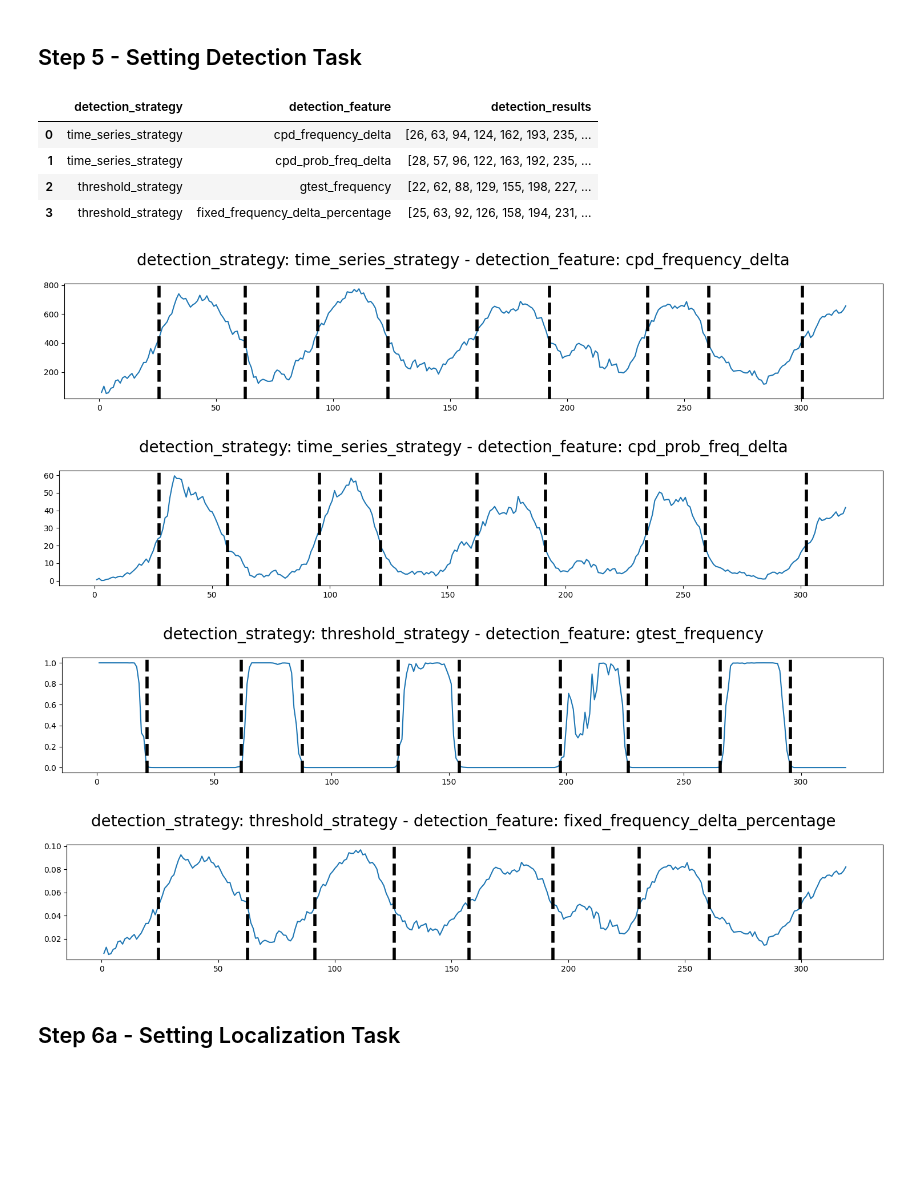
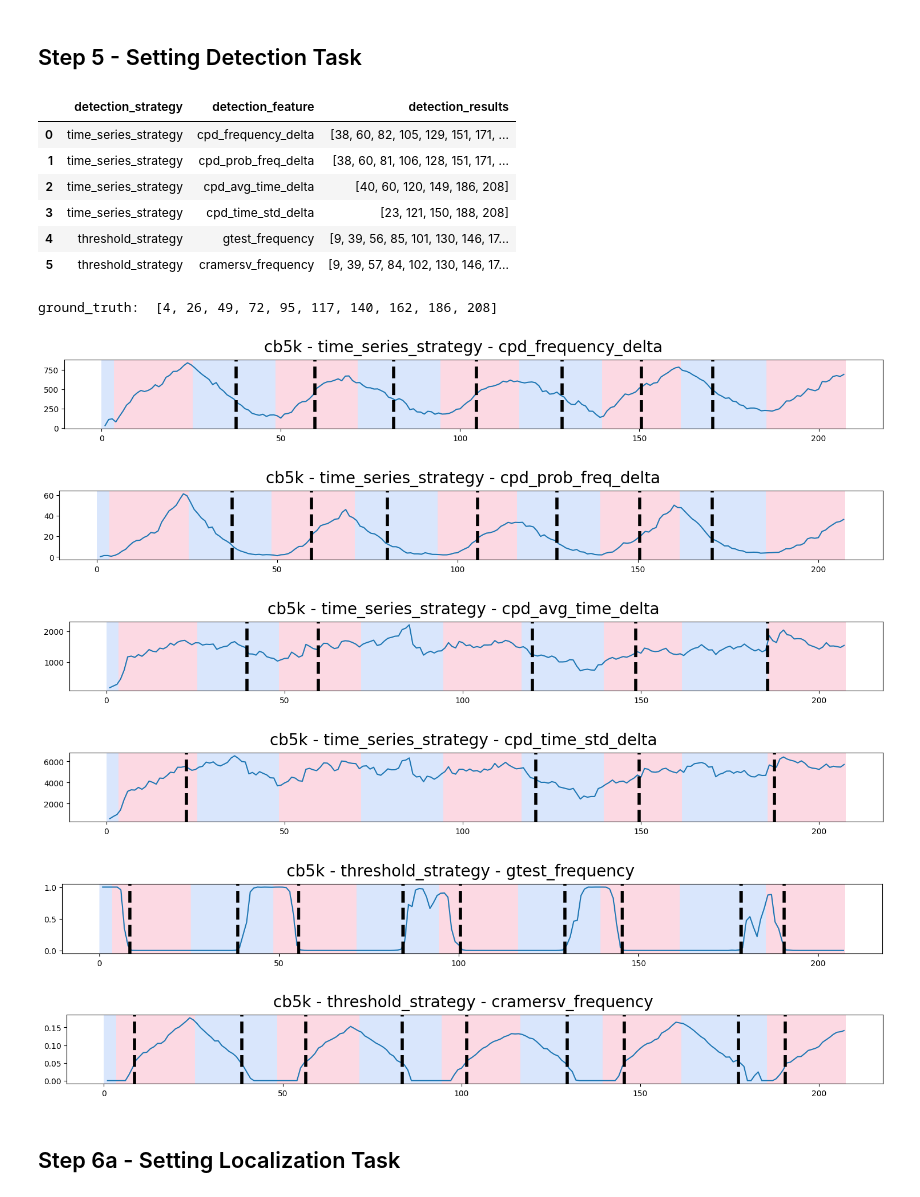
Before and after one commit to AC-Meira/Transition_Matrix_Process_Drift, a Jupyter notebook: Demonstration - Business Process Drift - (Maaradji - Fast).ipynb, the cells around one changed output. Saved outputs shown, nothing was run; the diff lists cells and outputs as text; code cells hidden in the pictures; blank space fills up the shorter version.

```diff
--- a/Demonstration - Business Process Drift - (Maaradji - Fast).ipynb
+++ b/Demonstration - Business Process Drift - (Maaradji - Fast).ipynb
@@ -164,8 +172,8 @@ dict(list(TMPD_instance.get_windowing_strategy().items())[:15])
 # %%
 # Setting the Transition Matrix (TM) process representation
 TMPD_instance.set_process_representation(threshold_anomaly=0
-                                    , control_flow_features=['frequency', 'probability', 'causality', 'parallel', 'choice']
-                                    , time_features={'average_time':'timestamp', 'time_std':'timestamp'}
+                                    , control_flow_features={'frequency', 'probability', 'causality', 'parallel'}
+                                    , time_features={'avg_time':'timestamp', 'time_std':'timestamp'}
                                     , resource_features={}
                                     , data_features={})
 
@@ -201,8 +209,12 @@ change_features_strategy_dict = {
         {
             'frequency_delta' : {'process_feature':'frequency', 'method':'aggregation', 'agg_function' : 'sum'}
             , 'probability_delta' : {'process_feature':'probability', 'method':'aggregation', 'agg_function' : 'sum'}
+            # , 'causality_delta' : {'process_feature':'causality', 'method':'aggregation', 'agg_function' : 'sum'}
+            # , 'parallel_delta' : {'process_feature':'parallel', 'method':'aggregation', 'agg_function' : 'sum'}
             , 'frequency_delta_percentage' : {'process_feature':'frequency', 'method':'percentage'}
             , 'prob_freq_delta_weight' : {'process_feature':'probability', 'method':'aggregation_weight', 'agg_function' : 'sum', 'weight_feature' : 'frequency'}
+            , 'avg_time_delta' : {'process_feature':'avg_time', 'method':'aggregation', 'agg_function' : 'sum'}
+            , 'time_std_delta' : {'process_feature':'time_std', 'method':'aggregation', 'agg_function' : 'sum'}
         }
     , 'statistic_test_strategy' :
         {
@@ -243,13 +255,18 @@ TMPD_instance.get_change_representation().head(15)
 detection_task_strategy_dict = {
     'time_series_strategy':
     {
-        'cpd_frequency_delta' : {'change_features':['frequency_delta'], 'method':'cpd_pelt', 'model' : 'rbf', 'cost' : 'rpt.costs.CostRbf()', 'min_size' : '1', 'jump' : '1', 'smooth' : '3'}
-        , 'cpd_prob_freq_delta' : {'change_features':['prob_freq_delta_weight'], 'method':'cpd_pelt', 'model' : 'rbf', 'cost' : 'rpt.costs.CostRbf()', 'min_size' : '1', 'jump' : '1', 'smooth' : '3'}
+        'cpd_frequency_delta' : {'change_features':['frequency_delta'], 'method':'cpd_pelt', 'smooth' : '3'} #, 'model' : 'rbf', 'cost' : 'rpt.costs.CostRbf()', 'min_size' : '1', 'jump' : '1'
+        , 'cpd_prob_freq_delta' : {'change_features':['prob_freq_delta_weight'], 'method':'cpd_pelt', 'smooth' : '3'} #, 'model' : 'rbf', 'cost' : 'rpt.costs.CostRbf()', 'min_size' : '1', 'jump' : '1'
+        # , 'cpd_prob_causality_delta' : {'change_features':['causality_delta'], 'method':'cpd_pelt', 'smooth' : '3'} #, 'model' : 'rbf', 'cost' : 'rpt.costs.CostRbf()', 'min_size' : '1', 'jump' : '1'
+        # , 'cpd_prob_parallel_delta' : {'change_features':['parallel_delta'], 'method':'cpd_pelt', 'smooth' : '3'} #, 'model' : 'rbf', 'cost' : 'rpt.costs.CostRbf()', 'min_size' : '1', 'jump' : '1'
+        , 'cpd_avg_time_delta' : {'change_features':['avg_time_delta'], 'method':'cpd_pelt', 'smooth' : '3'} #, 'model' : 'rbf', 'cost' : 'rpt.costs.CostRbf()', 'min_size' : '1', 'jump' : '1'
+        , 'cpd_time_std_delta' : {'change_features':['time_std_delta'], 'method':'cpd_pelt', 'smooth' : '3'} #, 'model' : 'rbf', 'cost' : 'rpt.costs.CostRbf()', 'min_size' : '1', 'jump' : '1'
     }
     , 'threshold_strategy' :
     {
         'gtest_frequency' : {'change_features':['frequency_gtest_pvalue'], 'method':'comparison_operator', 'operator' : 'le', 'threshold_value' : '0.025', 'smooth' : '3'}
-        , 'fixed_frequency_delta_percentage' : {'change_features':['frequency_delta_percentage'], 'method':'comparison_operator', 'operator' : 'ge', 'threshold_value' : '0.05', 'smooth' : '3'}
+        , 'cramersv_frequency' : {'change_features':['frequency_cramersv'], 'method':'comparison_operator', 'operator' : 'ge', 'threshold_value' : '0.05', 'smooth' : '3'}
+        # , 'fixed_frequency_delta_percentage' : {'change_features':['frequency_delta_percentage'], 'method':'comparison_operator', 'operator' : 'ge', 'threshold_value' : '0.05', 'smooth' : '3'}
     }
 }
 
@@ -263,30 +280,52 @@ TMPD_instance.run_detection_task()
 TMPD_instance.get_detection_task()
 # %% [output]
 |  | detection_strategy | detection_feature | detection_results |
-| 0 | time_series_strategy | cpd_frequency_delta | [26, 63, 94, 124, 162, 193, 235, ... |
-| 1 | time_series_strategy | cpd_prob_freq_delta | [28, 57, 96, 122, 163, 192, 235, ... |
-| 2 | threshold_strategy | gtest_frequency | [22, 62, 88, 129, 155, 198, 227, ... |
-| 3 | threshold_strategy | fixed_frequency_delta_percentage | [25, 63, 92, 126, 158, 194, 231, ... |
+| 0 | time_series_strategy | cpd_frequency_delta | [38, 60, 82, 105, 129, 151, 171, ... |
+| 1 | time_series_strategy | cpd_prob_freq_delta | [38, 60, 81, 106, 128, 151, 171, ... |
+| 2 | time_series_strategy | cpd_avg_time_delta | [40, 60, 120, 149, 186, 208] |
+| 3 | time_series_strategy | cpd_time_std_delta | [23, 121, 150, 188, 208] |
+| 4 | threshold_strategy | gtest_frequency | [9, 39, 56, 85, 101, 130, 146, 17... |
+| 5 | threshold_strategy | cramersv_frequency | [9, 39, 57, 84, 102, 130, 146, 17... |
+# %%
+# Grounding truth
+log_size = event_log['Trace_order'].nunique()
+ground_truth_traces_indexes = list(range(int(log_size/10), log_size, int(log_size/10)))
+
+transition_log = TMPD_instance.get_transition_log()
+ground_truth_events_indexes = transition_log[transition_log['case_id'].isin(ground_truth_traces_indexes)].groupby('case_id').first()['transition_id'].to_list()
+
+# signals_indexes = signals.reset_index()
+signals = TMPD_instance.get_change_representation()
+ground_truth = []
+for ground_truth_events_index in ground_truth_events_indexes:
+    ground_truth.extend(signals[(signals['start'] <= ground_truth_events_index)
+                & (signals['end'] >= ground_truth_events_index)].head(1).index.to_list())
+ground_truth = ground_truth + [len(signals)]
+print("ground_truth: ", ground_truth)
+# %% [output]
+ground_truth:  [4, 26, 49, 72, 95, 117, 140, 162, 186, 208]
 # %%
 # Display Detection Task Results
 for result in TMPD_instance.get_detection_task().itertuples():
     fig, axarr = rpt.display(signal = TMPD_instance.get_change_representation()[TMPD_instance.detection_task_strategy_dict[result.detection_strategy][result.detection_feature]['change_features']]
-                , true_chg_pts=[]
+                , true_chg_pts=ground_truth
                 , computed_chg_pts = result.detection_results
                 , computed_chg_pts_color = "k"
                 , computed_chg_pts_linewidth = 4
                 , computed_chg_pts_linestyle = "--"
                 , computed_chg_pts_alpha = 1
-                , figsize=(15, 3)
+                , figsize=(15, 2)
                 )
-    plt.suptitle("detection_strategy: " + result.detection_strategy + " - detection_feature: " + result.detection_feature , fontsize=20)
+    plt.suptitle(log_path.split("\\")[-1].split(".")[0] + ' - ' + result.detection_strategy + " - " + result.detection_feature , fontsize=20)
     plt.subplots_adjust(top=0.8)
     plt.show()
 # %% [output]
-[figure, old version]
+[figure, new version]
-[figure, old version]
+[figure, new version]
-[figure, old version]
+[figure, new version]
-[figure, old version]
+[figure, new version]
+[figure, added]
+[figure, added]
 # %% [markdown]
 ## Step 6a - Setting Localization Task
 # %%
```
Also changed, not shown: parts of 3 cells of this notebook, 18 other files.
